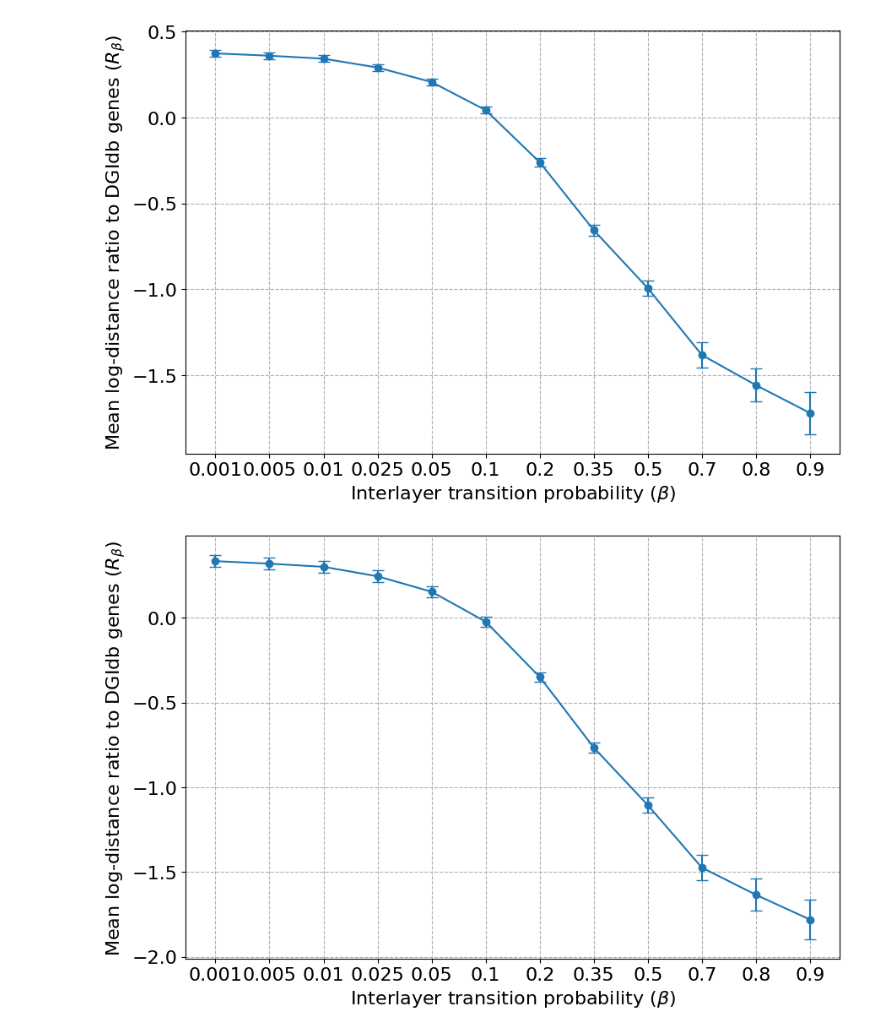
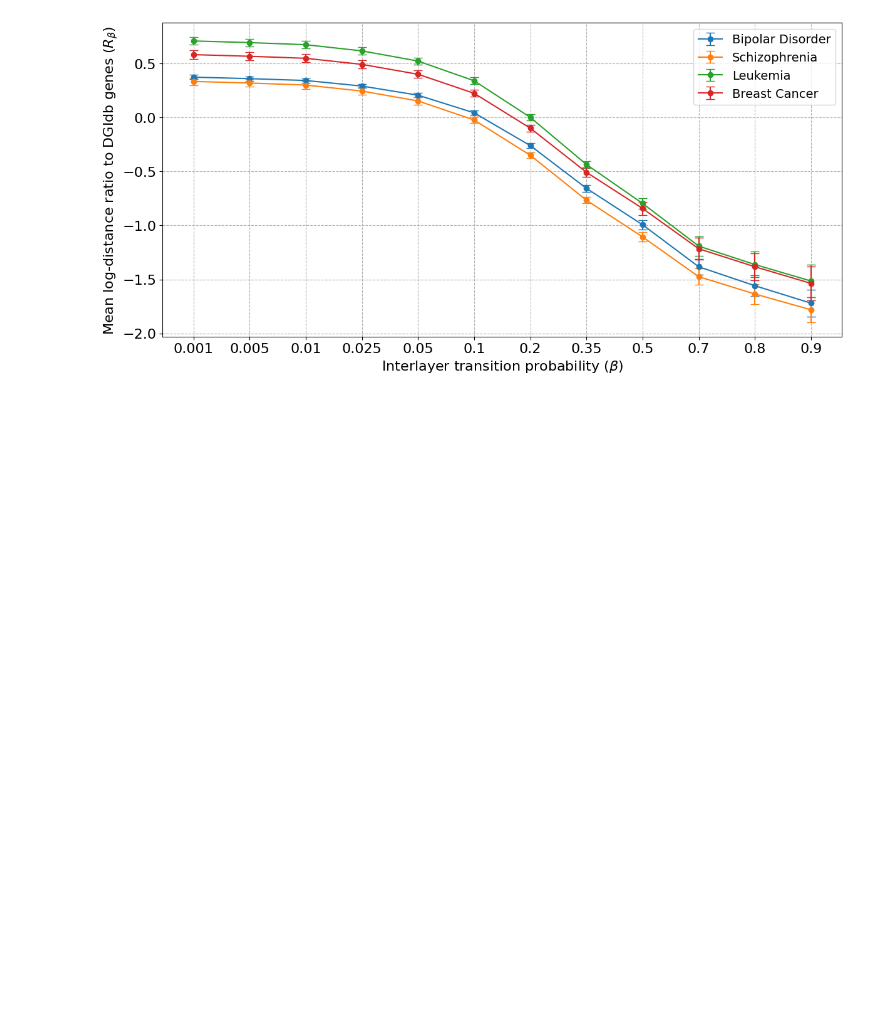
Before and after one commit to Monomanae/DDBC-hypergraph, a Jupyter notebook: Methods/DDBC/R_beta_analysis.ipynb, the cells around one changed output. Saved outputs shown, nothing was run; the diff lists cells and outputs as text; code cells hidden in the pictures; blank space fills up the shorter version.

```diff
--- a/Methods/DDBC/R_beta_analysis.ipynb
+++ b/Methods/DDBC/R_beta_analysis.ipynb
@@ -24,8 +24,8 @@ from matplotlib.backends.backend_pdf import PdfPages
 from tqdm import tqdm
 import gc
 # %%
-# DISEASE_list = ['BIPOLAR','SCHIZOPHRENIA', 'LEUKEMIA', 'BREASTCANCER',"NONE"]
-DISEASE_list = ['BIPOLAR','SCHIZOPHRENIA']
+DISEASE_list = ['BIPOLAR','SCHIZOPHRENIA', 'LEUKEMIA', 'BREASTCANCER']
+DISEASE_names = {'BIPOLAR': "Bipolar Disorder", 'SCHIZOPHRENIA': "Schizophrenia", 'LEUKEMIA': "Leukemia", 'BREASTCANCER': "Breast Cancer"}
 # %%
 # Load D_avg_beta_array from the npy file
 beta_list = [0.0, 0.001, 0.005, 0.01, 0.025, 0.05, 0.1, 0.2, 0.35, 0.5, 0.7,0.8,0.9]
@@ -70,7 +70,7 @@ plt.rcParams.update({
 for disease in DISEASE_list:
     colors = plt.cm.viridis(np.linspace(0, 1, len(beta_list)))  # ADDED: one color per beta
 
-    plt.figure(figsize=(14, 6.5))
+    plt.figure(figsize=(18, 6.5))
 
     for i, beta in enumerate(beta_list[5:-2]):
         plt.hist(
@@ -98,36 +100,33 @@ for disease in DISEASE_list:
 # %%
+plt.figure(figsize=(14, 6.5))
 for disease in DISEASE_list:
     # Plot mean and standard deviation of R for each beta
     R_matrix = disease_R_dict[disease]
 
     mean_R = R_matrix.mean(axis=1)
     median_R = np.median(R_matrix, axis=1)
 
     std_R = R_matrix.std(axis=1)
 
     # # ADDED: compute sample size per beta
     # num_sample = R_matrix.shape[1]
 
     # # ADDED: compute standard error
     # se_R = std_R / np.sqrt(num_sample)
 
     x_pos = np.arange(len(beta_list[1:]))
 
-    plt.figure(figsize=(10, 6.5))
+    # USE STANDARD ERROR instead of std
+    plt.errorbar(x_pos, mean_R, yerr=std_R, fmt='o-', capsize=5, label=DISEASE_names[disease])  # ADDED: error bars for standard deviation
 
-    # USE STANDARD ERROR instead of std
-    plt.errorbar(x_pos, mean_R, yerr=std_R, fmt='o-', capsize=5)
+plt.xlabel(r"Interlayer transition probability ($\beta$)")
+plt.ylabel(r"Mean log-distance ratio to DGIdb genes ($R_{\beta}$)")
+plt.legend()
+plt.xticks(x_pos, [str(b) for b in beta_list[1:]])
 
-    plt.xlabel(r"Interlayer transition probability ($\beta$)")
-    plt.ylabel(r"Mean log-distance ratio to DGIdb genes ($R_{\beta}$)")
-
-    plt.xticks(x_pos, [str(b) for b in beta_list[1:]])
-
-    plt.grid(True, which="both", ls="--")
-
-    plt.savefig(f"../../Graphs/{disease}/beta_sensitivity.pdf", dpi=300)
-    plt.show()
-    plt.close()
+plt.grid(True, which="both", ls="--")
+plt.savefig(f"../../Graphs/beta_sensitivity.pdf", dpi=300)
+plt.show()
+plt.close()
 # %% [output]
-[figure, old version]
+[figure, new version]
-[figure, removed]
```
Also changed, not shown: parts of 1 cell of this notebook, 3 other files.
